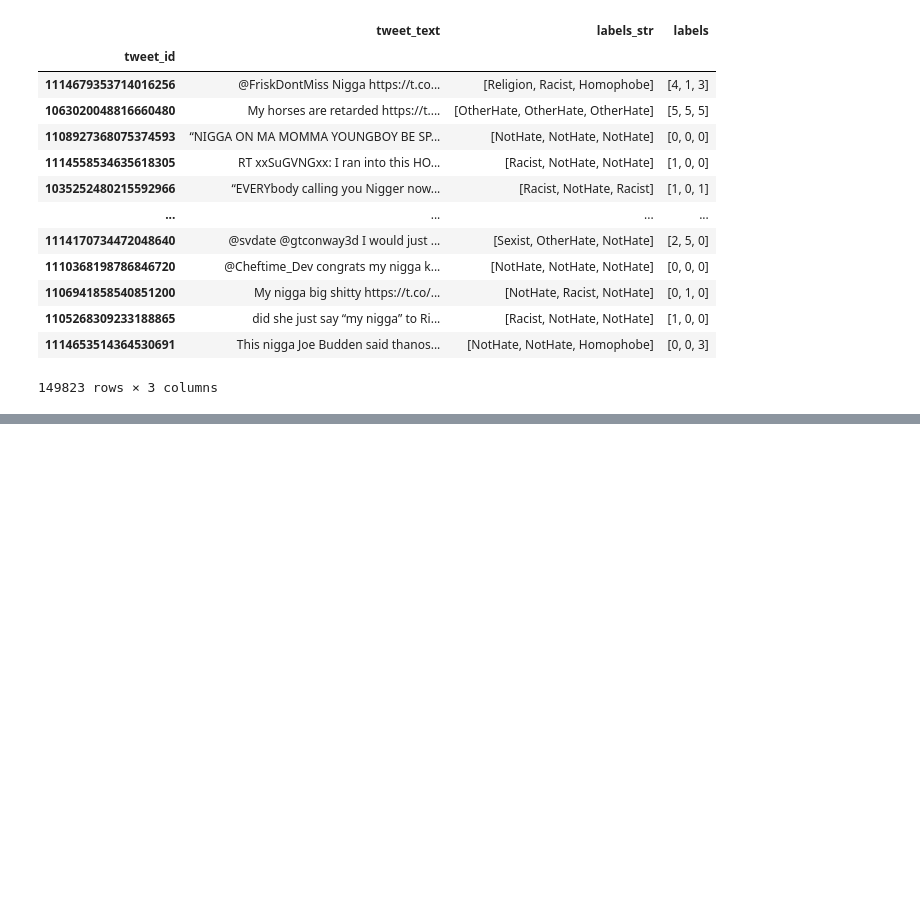
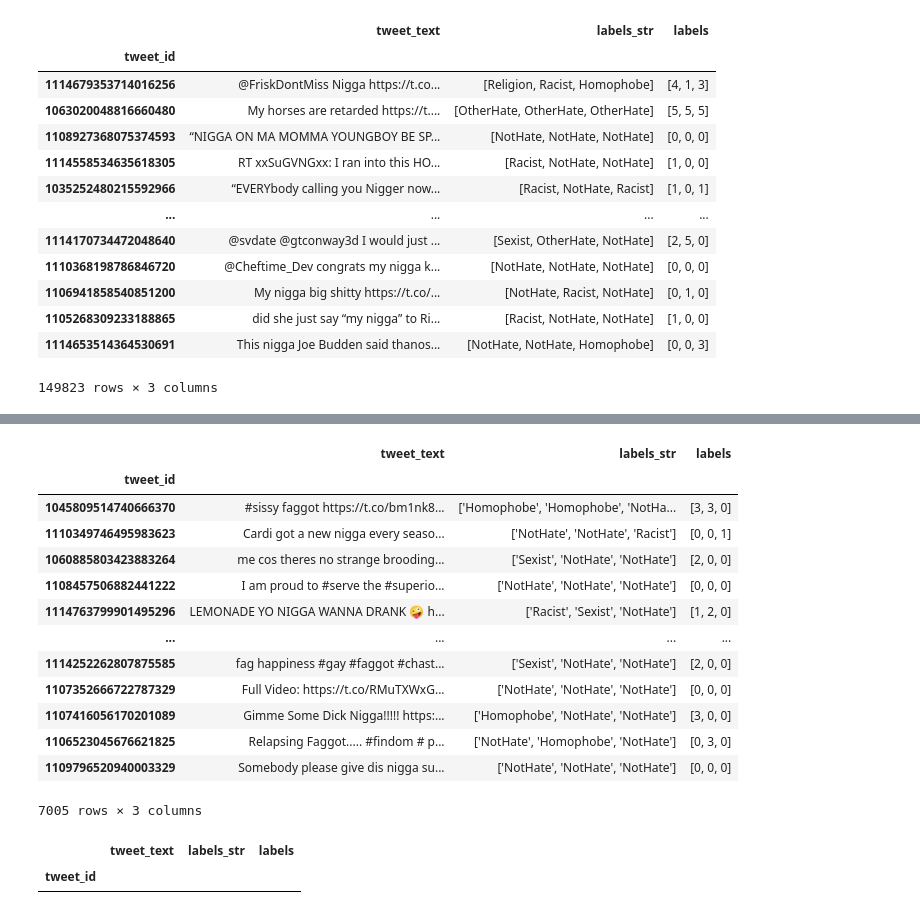
Before and after one commit to raymondcen/Automated-Content-Moderation, a Jupyter notebook: notebook/EDA.ipynb, the cells around one changed output, grey strips where cells are left out. Cells and saved outputs as stored; diff of their text form; code cells hidden in the pictures; blank space fills up the shorter version.

Commit message:
got rid of bad tweet_ids

```diff
--- a/notebook/EDA.ipynb
+++ b/notebook/EDA.ipynb
@@ -85,0 +73,14 @@ df
+# %%
+# IDs in quarantine folder
+
+ids_file = "../src/data/nsfw_tweets.txt"
+
+with open(ids_file, "r") as f:
+    ids_from_file = [int(line.strip()) for line in f if line.strip()]
+
+# In both file and df
+ids_in_df = set(df.index)
+ids_in_file = set(ids_from_file)
+
+missing_ids = ids_in_file - ids_in_df
+print("Missing IDs:", missing_ids)
@@ -86,13 +117,41 @@ df
 # %%
-# inner join with nsfw image ids
-ids_file = "../src/data/nsfw_tweets.txt"
+# extract all rows that matches from the nsfw_tweets.txt
 output_file = "../src/data/MMHS150K_nsfw_only.csv"
 
 with open(ids_file, "r") as f:
-    id_list = [line.strip() for line in f if line.strip()]
+    id_list = list({int(line.strip()) for line in f if line.strip()})
+
+df.index = df.index.astype(int)
 
 df_nsfw = df.loc[df.index.intersection(id_list)]
 
 df_nsfw.to_csv(output_file, index=True)
+
+df_nsfw
+# %% [output]
+|  | tweet_text | labels_str | labels |
+| tweet_id |  |  |  |
+| 1045809514740666370 | #sissy faggot https://t.co/bm1nk8... | ['Homophobe', 'Homophobe', 'NotHa... | [3, 3, 0] |
+| 1110349746495983623 | Cardi got a new nigga every seaso... | ['NotHate', 'NotHate', 'Racist'] | [0, 0, 1] |
+| 1060885803423883264 | me cos theres no strange brooding... | ['Sexist', 'NotHate', 'NotHate'] | [2, 0, 0] |
+| 1108457506882441222 | I am proud to #serve the #superio... | ['NotHate', 'NotHate', 'NotHate'] | [0, 0, 0] |
+| 1114763799901495296 | LEMONADE YO NIGGA WANNA DRANK 🤪 h... | ['Racist', 'Sexist', 'NotHate'] | [1, 2, 0] |
+| ... | ... | ... | ... |
+| 1114252262807875585 | fag happiness #gay #faggot #chast... | ['Sexist', 'NotHate', 'NotHate'] | [2, 0, 0] |
+| 1107352666722787329 | Full Video: https://t.co/RMuTXWxG... | ['NotHate', 'NotHate', 'NotHate'] | [0, 0, 0] |
+| 1107416056170201089 | Gimme Some Dick Nigga!!!!! https:... | ['Homophobe', 'NotHate', 'NotHate'] | [3, 0, 0] |
+| 1106523045676621825 | Relapsing Faggot..... #findom # p... | ['NotHate', 'Homophobe', 'NotHate'] | [0, 3, 0] |
+| 1109796520940003329 | Somebody please give dis nigga su... | ['NotHate', 'NotHate', 'NotHate'] | [0, 0, 0] |
+7005 rows × 3 columns
 # %%
-# rewrite labels to include new category
+# find all labels where there are no 0's
+# the goal is to replace at least one 0 in the labels column with the new label: 6 - Nudity/NSFW
+
+import ast
+df_nsfw["labels"] = df_nsfw["labels"].apply(ast.literal_eval) # convert col to list since its in a str format right now
+df_no_zero_label = df_nsfw[df_nsfw["labels"].apply(lambda x: 0 not in x)]
+
+df_no_zero_label
+# %% [output]
+|  | tweet_text | labels_str | labels |
+| tweet_id |  |  |  |
```
Also changed, not shown: parts of 5 cells of this notebook, 2 other files.
